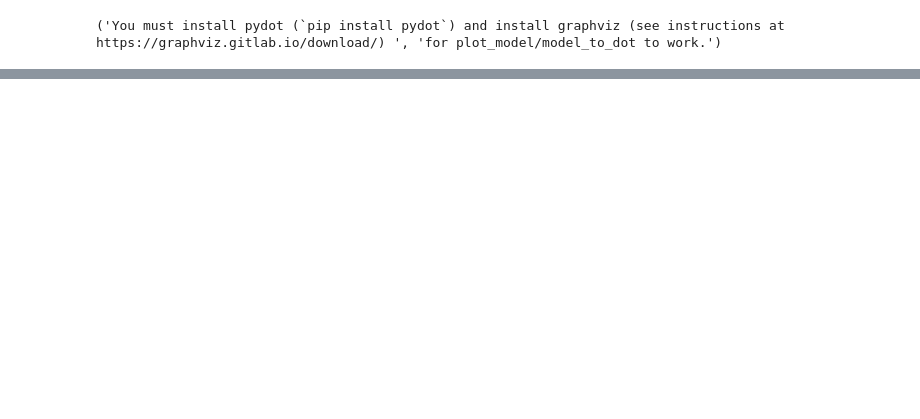
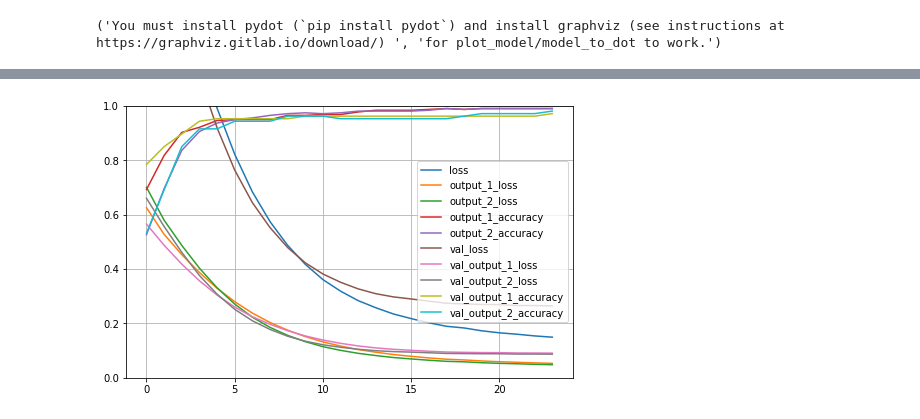
Before and after one commit to jefferyui/sanbox, a Jupyter notebook: wdt2.ipynb, the cells around one changed output, grey strips where cells are left out. Drawn from its saved outputs; the diff is of its cells as text; code cells hidden in the pictures; blank space fills up the shorter version.

```diff
--- a/wdt2.ipynb
+++ b/wdt2.ipynb
@@ -259,0 +352,6 @@ https://blog.csdn.net/qq_42580947/article/details/105302840
+# %%
+# test
+tf.random.set_seed(2)
+inputs = [np.array([list(range(15))]), np.array([list(range(15))])]
+
+model(inputs)
@@ -299,0 +454,26 @@ tf.keras.utils.plot_model(
+# %%
+model.compile(loss='binary_crossentropy', optimizer='adam', metrics=['accuracy'])
+callbacks = [
+    tf.keras.callbacks.EarlyStopping(patience=5, min_delta=1e-2)
+]
+# %%
+## specific loss and loss weights
+losses = {
+    "output_1": "binary_crossentropy",
+    "output_2": "binary_crossentropy",
+}
+loss_weights = {"output_1": 1.0, "output_2": 2}
+model.compile(loss=losses, loss_weights=loss_weights, metrics=['accuracy'])
+# %%
+x_train_scaled_wide = x_train_scaled[:, :15]
+x_train_scaled_deep = x_train_scaled[:, 15:]
+x_valid_scaled_wide = x_valid_scaled[:, :15]
+x_valid_scaled_deep = x_valid_scaled[:, 15:]
+x_test_scaled_wide = x_test_scaled[:, :15]
+x_test_scaled_deep = x_test_scaled[:, 15:]
+
+
+history = model.fit([x_train_scaled_wide, x_train_scaled_deep], y_train,
+                   validation_data=([x_valid_scaled_wide, x_valid_scaled_deep], y_valid),
+                   epochs=100,
+                   callbacks=callbacks)
@@ -299,0 +498,10 @@ tf.keras.utils.plot_model(
+# %%
+def plot_learning_curves(history):
+    pd.DataFrame(history.history).plot(figsize=(8,5))
+    plt.grid(True)
+    plt.gca().set_ylim(0, 1)
+    plt.show()
+
+plot_learning_curves(history)
+# %% [output]
+[figure, added]
```
Also changed, not shown: parts of 23 cells of this notebook.
